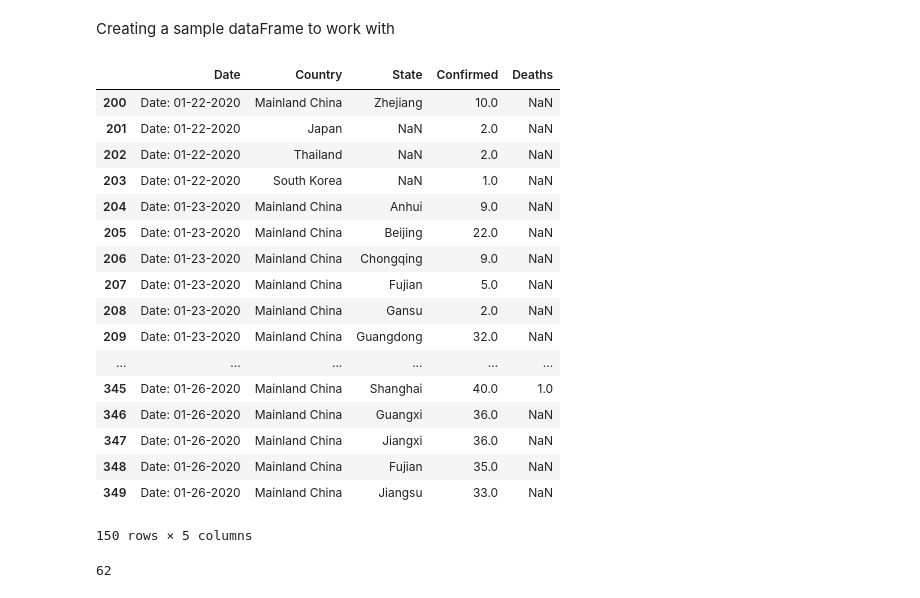
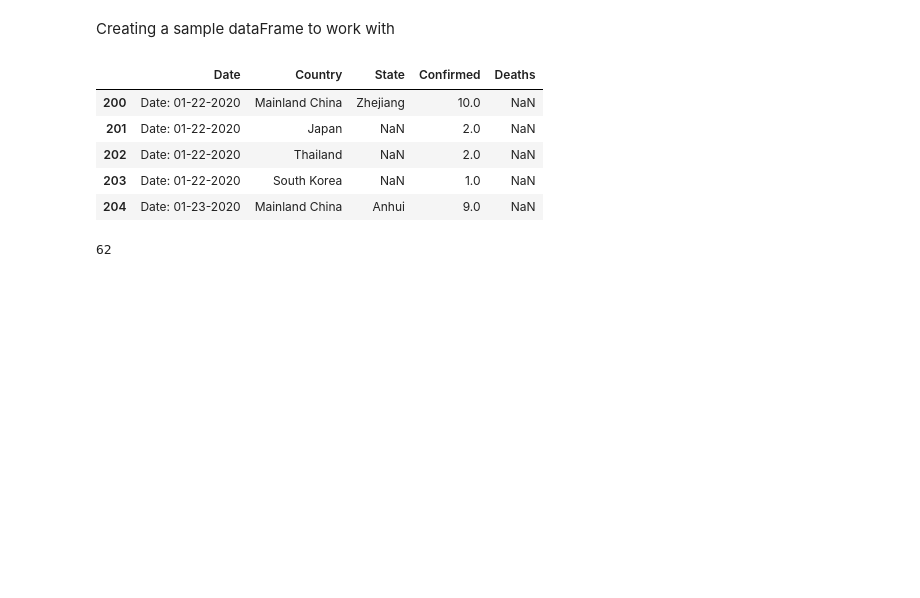
Before and after one commit to thedrowsywinger/Analyzing-COVID-19-Data, a Jupyter notebook: _notebooks/2020-02-23-Trends in Top Countries.ipynb, the cells around one changed output. Drawn from its saved outputs; the diff is of its cells as text; code cells hidden in the pictures; blank space fills up the shorter version.

```diff
--- a/_notebooks/2020-02-23-Trends in Top Countries.ipynb
+++ b/_notebooks/2020-02-23-Trends in Top Countries.ipynb
@@ -172,26 +172,14 @@ Singapore
 Creating a sample dataFrame to work with
 # %%
 sample_df = main_df[200:350]
-sample_df
+sample_df.head()
 # %% [output]
 |  | Date | Country | State | Confirmed | Deaths |
 | 200 | Date: 01-22-2020 | Mainland China | Zhejiang | 10.0 | NaN |
 | 201 | Date: 01-22-2020 | Japan | NaN | 2.0 | NaN |
 | 202 | Date: 01-22-2020 | Thailand | NaN | 2.0 | NaN |
 | 203 | Date: 01-22-2020 | South Korea | NaN | 1.0 | NaN |
 | 204 | Date: 01-23-2020 | Mainland China | Anhui | 9.0 | NaN |
-| 205 | Date: 01-23-2020 | Mainland China | Beijing | 22.0 | NaN |
-| 206 | Date: 01-23-2020 | Mainland China | Chongqing | 9.0 | NaN |
-| 207 | Date: 01-23-2020 | Mainland China | Fujian | 5.0 | NaN |
-| 208 | Date: 01-23-2020 | Mainland China | Gansu | 2.0 | NaN |
-| 209 | Date: 01-23-2020 | Mainland China | Guangdong | 32.0 | NaN |
-| ... | ... | ... | ... | ... | ... |
-| 345 | Date: 01-26-2020 | Mainland China | Shanghai | 40.0 | 1.0 |
-| 346 | Date: 01-26-2020 | Mainland China | Guangxi | 36.0 | NaN |
-| 347 | Date: 01-26-2020 | Mainland China | Jiangxi | 36.0 | NaN |
-| 348 | Date: 01-26-2020 | Mainland China | Fujian | 35.0 | NaN |
-| 349 | Date: 01-26-2020 | Mainland China | Jiangsu | 33.0 | NaN |
-150 rows × 5 columns
 # %%
 duplicate_dates = date_list
 # %%
```
